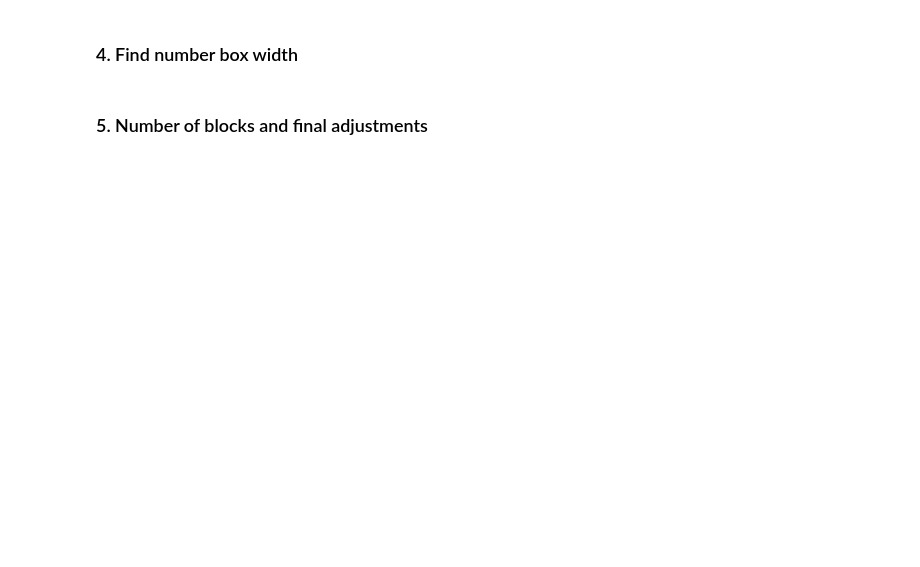
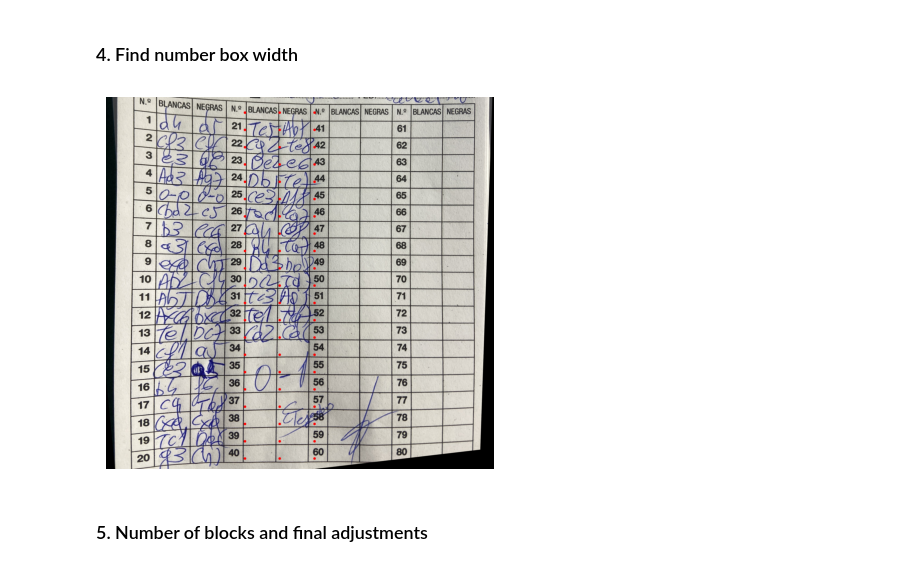
Before and after one commit to moveread/scoresheet-models, a Jupyter notebook: scripts/new-model.ipynb, the cells around one changed output. Cells and saved outputs as stored; diff of their text form; code cells hidden in the pictures; blank space fills up the shorter version.

```diff
--- a/scripts/new-model.ipynb
+++ b/scripts/new-model.ipynb
@@ -71,11 +77,13 @@ vc.show(vc.draw.vertices(img, num_points))
 # %% [markdown]
 ### 4. Find number box width
 # %%
-NUM_W: float = 0.07
+NUM_W: float = 0.06
 abs_num_w = NUM_W * sheet_w
 
 second_block_points = block_points(second_block_tl + [abs_num_w, 0])
 vc.show(vc.draw.vertices(img, second_block_points))
+# %% [output]
+[figure, added]
 # %% [markdown]
 ### 5. Number of blocks and final adjustments
 # %%
```
Also changed, not shown: parts of 12 cells of this notebook, 5 other files.
